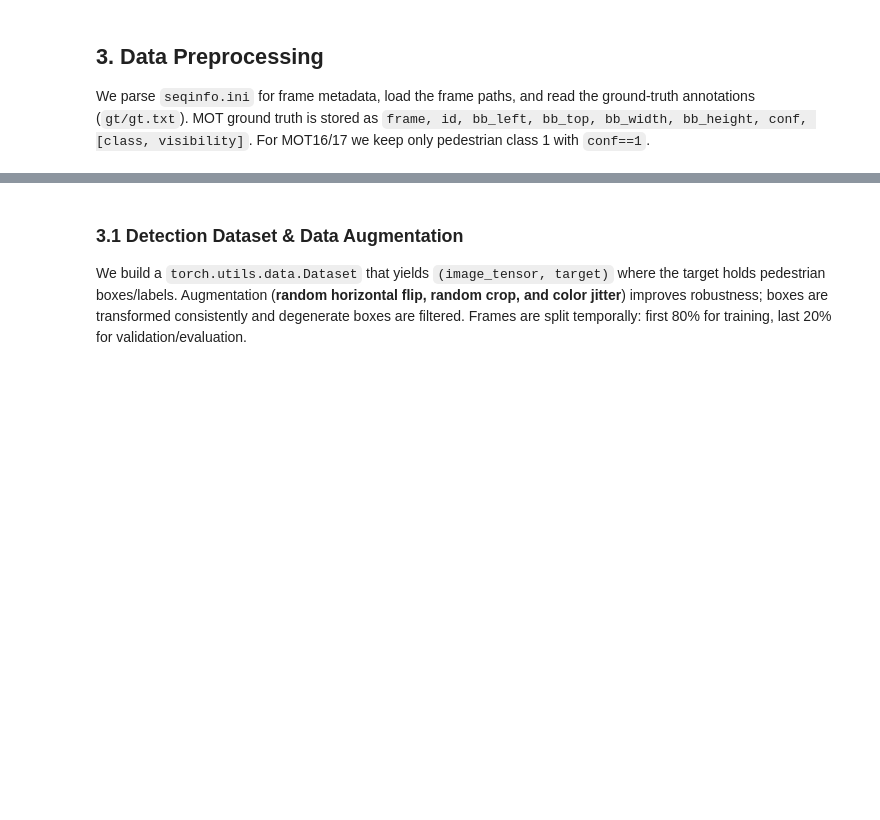
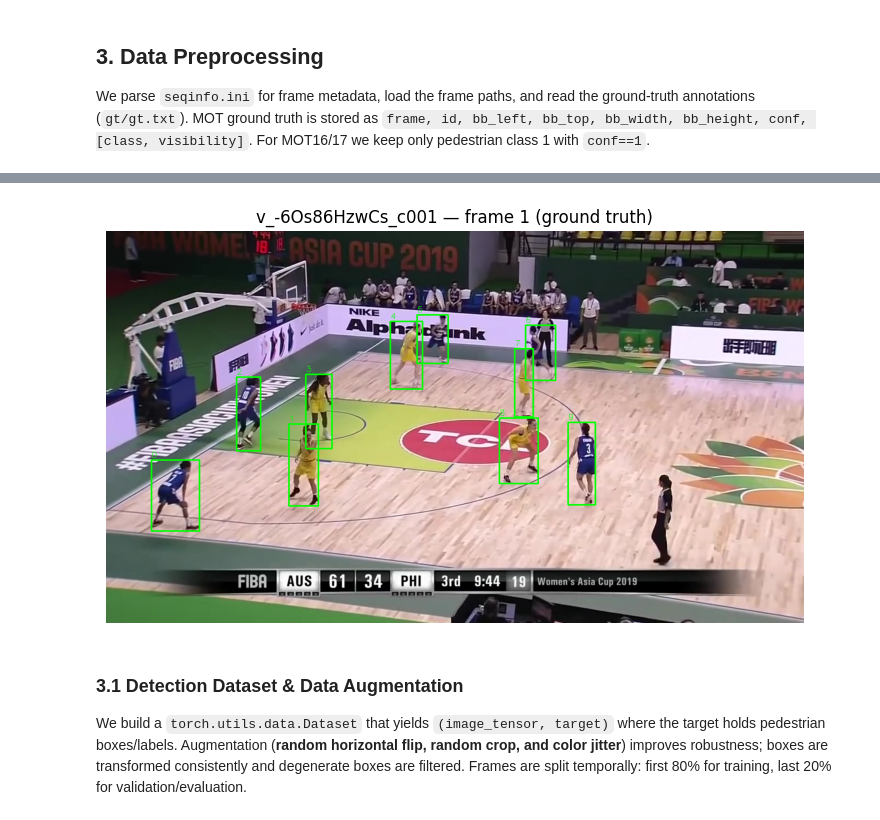
Before and after one commit to manju-wilp/sem2-assignment-cv, a Jupyter notebook: assignments/2/CV_assignment2_12_3.ipynb, the cells around one changed output, grey strips where cells are left out. Cells and saved outputs as stored; diff of their text form; code cells hidden in the pictures; blank space fills up the shorter version.

```diff
--- a/assignments/2/CV_assignment2_12_3.ipynb
+++ b/assignments/2/CV_assignment2_12_3.ipynb
@@ -97,8 +103,9 @@ which keeps preprocessing simple. We fetch a single clip from a Hugging Face mir
 # (https://deeperaction.github.io/datasets/sportsmot.html).
 # SportsMOT stores each clip in MOTChallenge format (img1/, gt/gt.txt, seqinfo.ini)
 # and the tracked targets are *players* (a sub-category of COCO's "person" class).
-# We pull one clip from a reachable Hugging Face mirror so the notebook is
-# self-contained and easy to run on Colab or locally.
+# The official release is via Google Drive / CodaLab. We pull one clip from a
+# reachable Hugging Face mirror so the notebook is self-contained and easier for automation.
+SOURCE    = "huggingface"          # {"huggingface", "motchallenge"}
 HF_REPO   = "Lekim89/sportsmot"    # MOTChallenge-format SportsMOT mirror
 SEQUENCE  = "v_-6Os86HzwCs_c001"   # a basketball clip (825 frames, 1280x720)
 DATA_ROOT = "data"
@@ -108,4 +115,11 @@ SCORE_THRESH = 0.70                # detection confidence threshold
 EPOCHS       = 3                   # fine-tuning epochs (raise for better accuracy)
 BATCH_SIZE   = 2
 
+# Optional motchallenge fallback (e.g. MOT17) if you set SOURCE="motchallenge".
+MOT_DATASET = "MOT17"
+MOT_URLS = {
+    "2DMOT2015": "https://motchallenge.net/data/2DMOT2015.zip",
+    "MOT16":     "https://motchallenge.net/data/MOT16.zip",
+    "MOT17":     "https://motchallenge.net/data/MOT17.zip",
+}
 os.makedirs(DATA_ROOT, exist_ok=True)
@@ -190,15 +268,17 @@ print(f"#frames used = {len(FRAMES)} | #annotated frames = {len(GT)}")
 # %%
 # Visualise a sample frame with its ground-truth boxes
 def show_frame_with_boxes(idx=0):
     img = cv2.cvtColor(cv2.imread(FRAMES[idx]), cv2.COLOR_BGR2RGB)
     for tid, x1, y1, x2, y2 in GT.get(idx + 1, []):
         cv2.rectangle(img, (int(x1), int(y1)), (int(x2), int(y2)), (0, 255, 0), 2)
         cv2.putText(img, str(tid), (int(x1), int(y1) - 5),
                     cv2.FONT_HERSHEY_SIMPLEX, 0.5, (0, 255, 0), 1)
     plt.figure(figsize=(9, 6)); plt.imshow(img)
-    plt.title(f"{INFO['name']} - frame {idx + 1} (ground truth)"); plt.axis("off"); plt.show()
+    plt.title(f"{INFO['name']} — frame {idx + 1} (ground truth)"); plt.axis("off"); plt.show()
 
 show_frame_with_boxes(0)
+# %% [output]
+[figure, added]
 # %% [markdown]
 ### 3.1 Detection Dataset & Data Augmentation
 We build a `torch.utils.data.Dataset` that yields `(image_tensor, target)` where the
```
Also changed, not shown: parts of 17 cells of this notebook.
